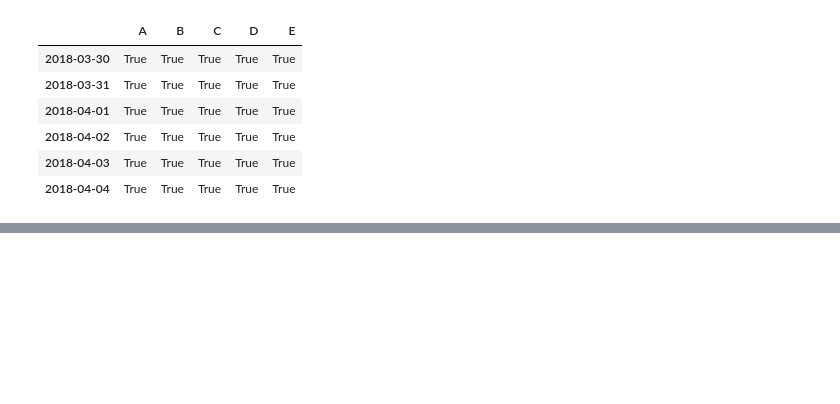
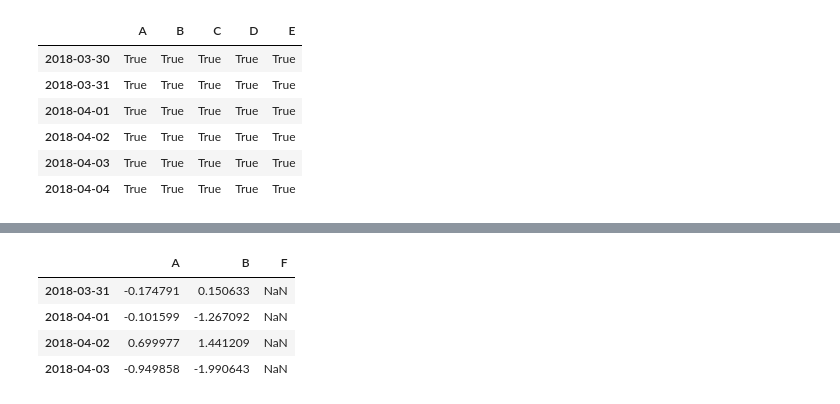
Before and after one commit to lsh1994/CodeShare, a Jupyter notebook: blog/pandas教程3.ipynb, the cells around one changed output, grey strips where cells are left out. Cells and saved outputs as stored; diff of their text form; code cells hidden in the pictures; blank space fills up the shorter version.

```diff
--- a/blog/pandas教程3.ipynb
+++ b/blog/pandas教程3.ipynb
@@ -111,0 +143,9 @@ df2[df2>0]
+# %%
+df2=df.reindex(index=dates,columns=list(df.columns[:2])+['F'])
+df2
+# %% [output]
+|  | A | B | F |
+| 2018-03-31 | -0.174791 | 0.150633 | NaN |
+| 2018-04-01 | -0.101599 | -1.267092 | NaN |
+| 2018-04-02 | 0.699977 | 1.441209 | NaN |
+| 2018-04-03 | -0.949858 | -1.990643 | NaN |
```
Also changed, not shown: parts of 21 cells of this notebook.
